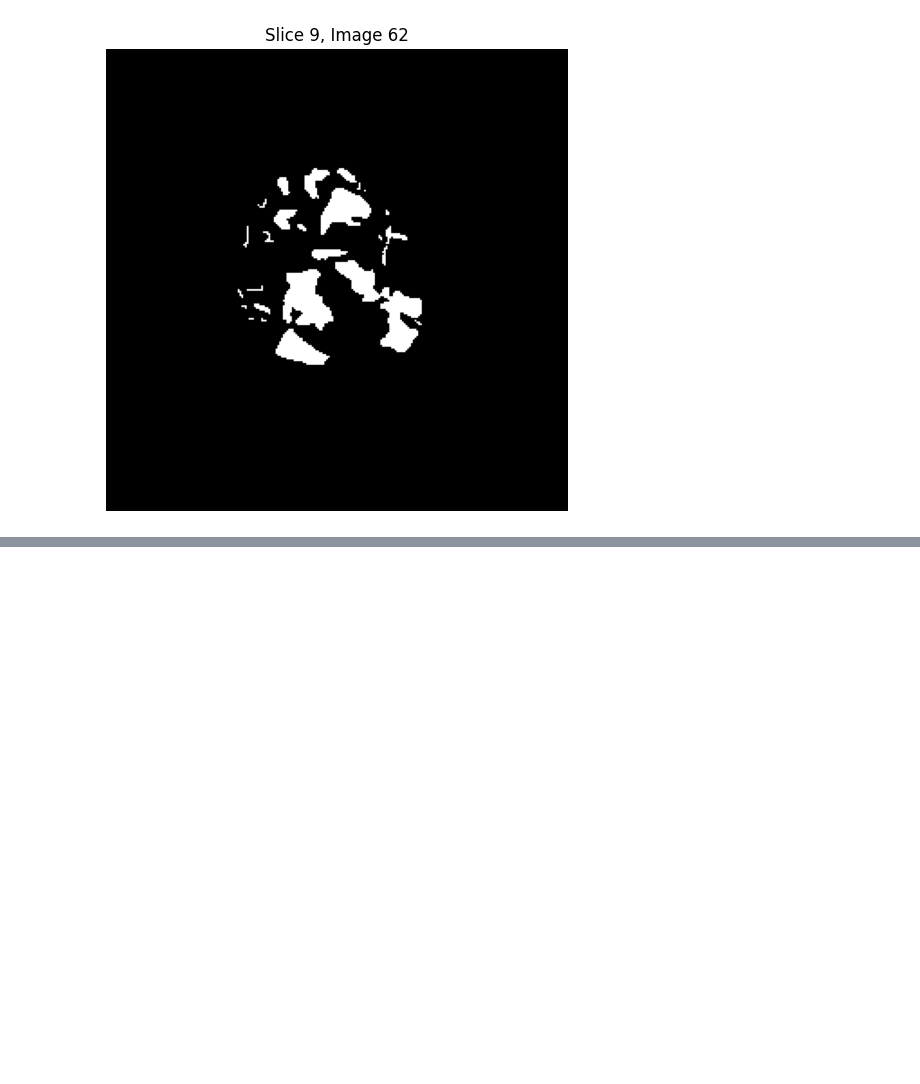
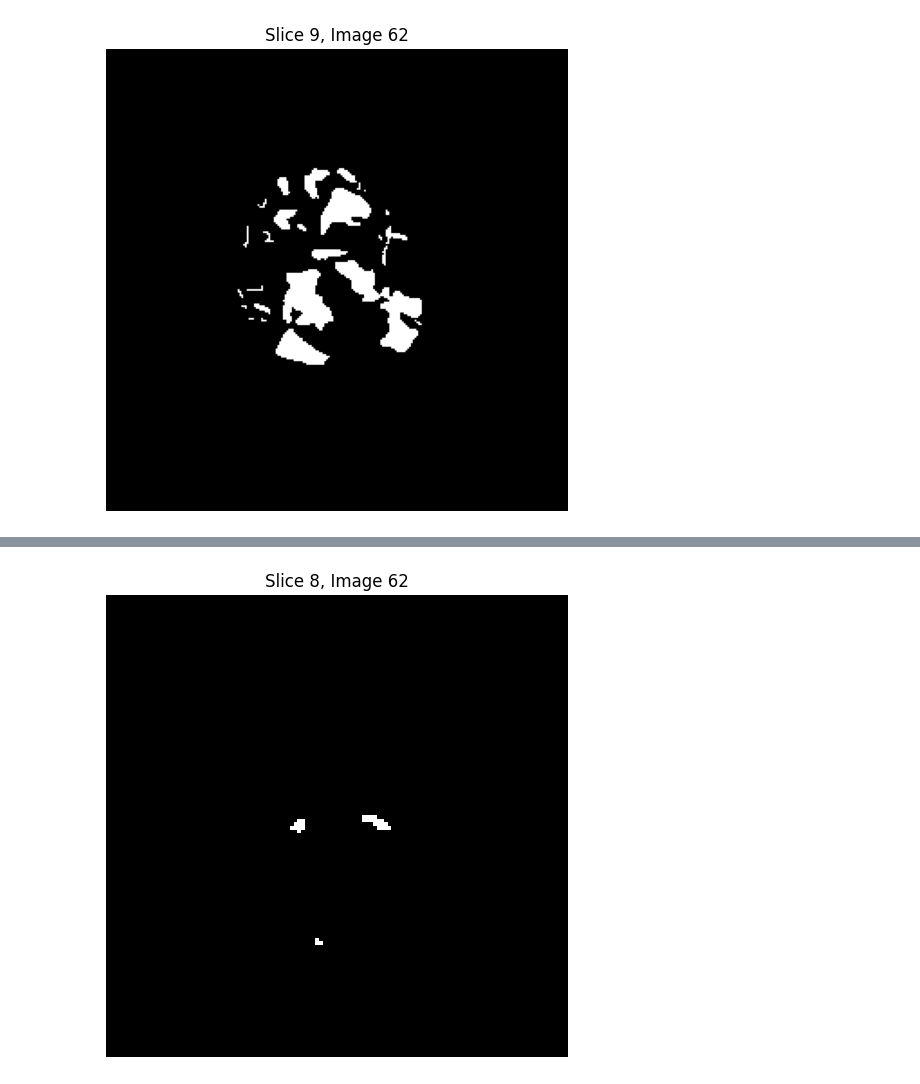
Before and after one commit to NikitaArya17/deep-learning-course-project, a Jupyter notebook: code/CSE602_Final_Project.ipynb, the cells around one changed output, grey strips where cells are left out. Saved outputs shown, nothing was run; the diff lists cells and outputs as text; code cells hidden in the pictures; blank space fills up the shorter version.

```diff
--- a/code/CSE602_Final_Project.ipynb
+++ b/code/CSE602_Final_Project.ipynb
@@ -119,0 +160,16 @@ for i in [10, 14, 15, 28, 62]:
+# %%
+#...and, finally, the physician-annotated binary mask.
+
+val_dir_raw =  '/content/3LABEL'
+
+val_image = sitk.ReadImage(f"{val_dir_raw}/MGHNICU_001-VISIT_01_lesion.mha")
+val_array = sitk.GetArrayFromImage(val_image)
+mid_slice = val_array.shape[0] // 2
+
+plt.figure(figsize=(8, 6))
+plt.imshow(val_array[mid_slice, :, :], cmap = 'gray')
+plt.title(f"Slice {mid_slice}, Image {i}")
+plt.axis('off')
+plt.show()
+# %% [output]
+[figure, added]
```
Also changed, not shown: parts of 9 cells of this notebook, 1 other file.
